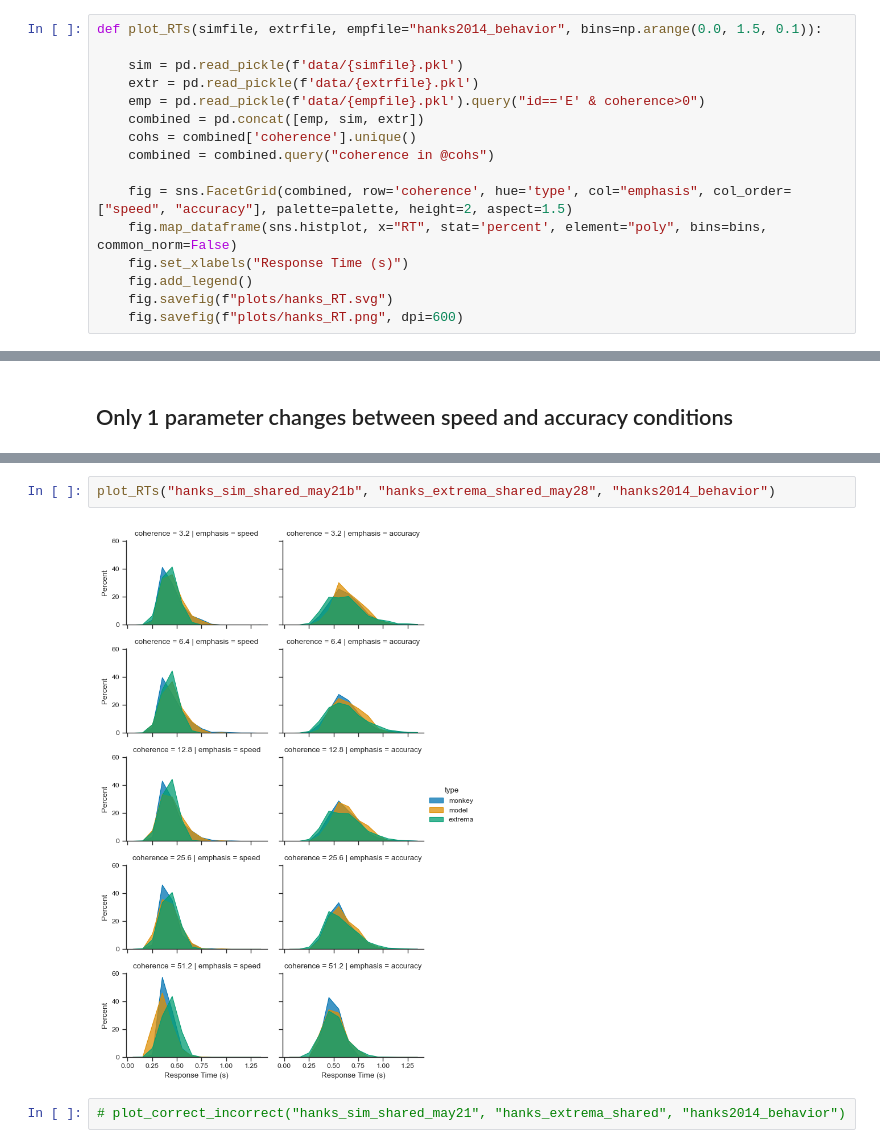
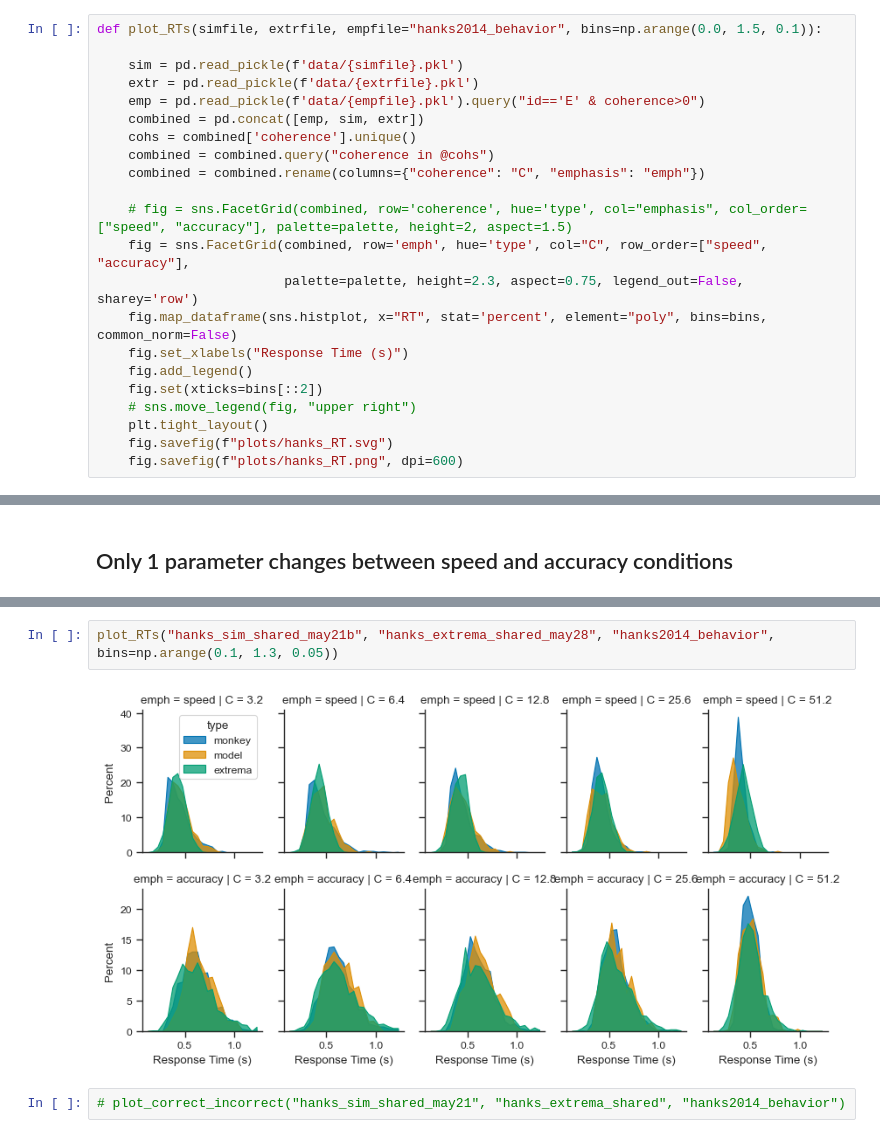
Before and after one commit to psipeter/speed-accuracy-tradeoff, a Jupyter notebook: hanks_compare.ipynb, the cells around one changed output, grey strips where cells are left out. Saved outputs shown, nothing was run; the diff lists cells and outputs as text.

Commit message:
better churchland plots, and slow errors plot

```diff
--- a/hanks_compare.ipynb
+++ b/hanks_compare.ipynb
@@ -354,11 +354,17 @@ def plot_RTs(simfile, extrfile, empfile="hanks2014_behavior", bins=np.arange(0.0
     combined = pd.concat([emp, sim, extr])
     cohs = combined['coherence'].unique()
     combined = combined.query("coherence in @cohs")
+    combined = combined.rename(columns={"coherence": "C", "emphasis": "emph"})
 
-    fig = sns.FacetGrid(combined, row='coherence', hue='type', col="emphasis", col_order=["speed", "accuracy"], palette=palette, height=2, aspect=1.5)
+    # fig = sns.FacetGrid(combined, row='coherence', hue='type', col="emphasis", col_order=["speed", "accuracy"], palette=palette, height=2, aspect=1.5)
+    fig = sns.FacetGrid(combined, row='emph', hue='type', col="C", row_order=["speed", "accuracy"],
+                        palette=palette, height=2.3, aspect=0.75, legend_out=False, sharey='row')
     fig.map_dataframe(sns.histplot, x="RT", stat='percent', element="poly", bins=bins, common_norm=False)
     fig.set_xlabels("Response Time (s)")
     fig.add_legend()
+    fig.set(xticks=bins[::2])
+    # sns.move_legend(fig, "upper right")
+    plt.tight_layout()
     fig.savefig(f"plots/hanks_RT.svg")
     fig.savefig(f"plots/hanks_RT.png", dpi=600)
 # %%
@@ -581,7 +595,7 @@ simulate_extrema(
 # %%
-plot_RTs("hanks_sim_shared_may21b", "hanks_extrema_shared_may28", "hanks2014_behavior")
+plot_RTs("hanks_sim_shared_may21b", "hanks_extrema_shared_may28", "hanks2014_behavior", bins=np.arange(0.1, 1.3, 0.05))
 # %% [output]
-[figure, old version]
+[figure, new version]
 # %%
 # plot_correct_incorrect("hanks_sim_shared_may21", "hanks_extrema_shared", "hanks2014_behavior")
 # %%
```
Also changed, not shown: parts of 10 cells of this notebook, 2 other files.
